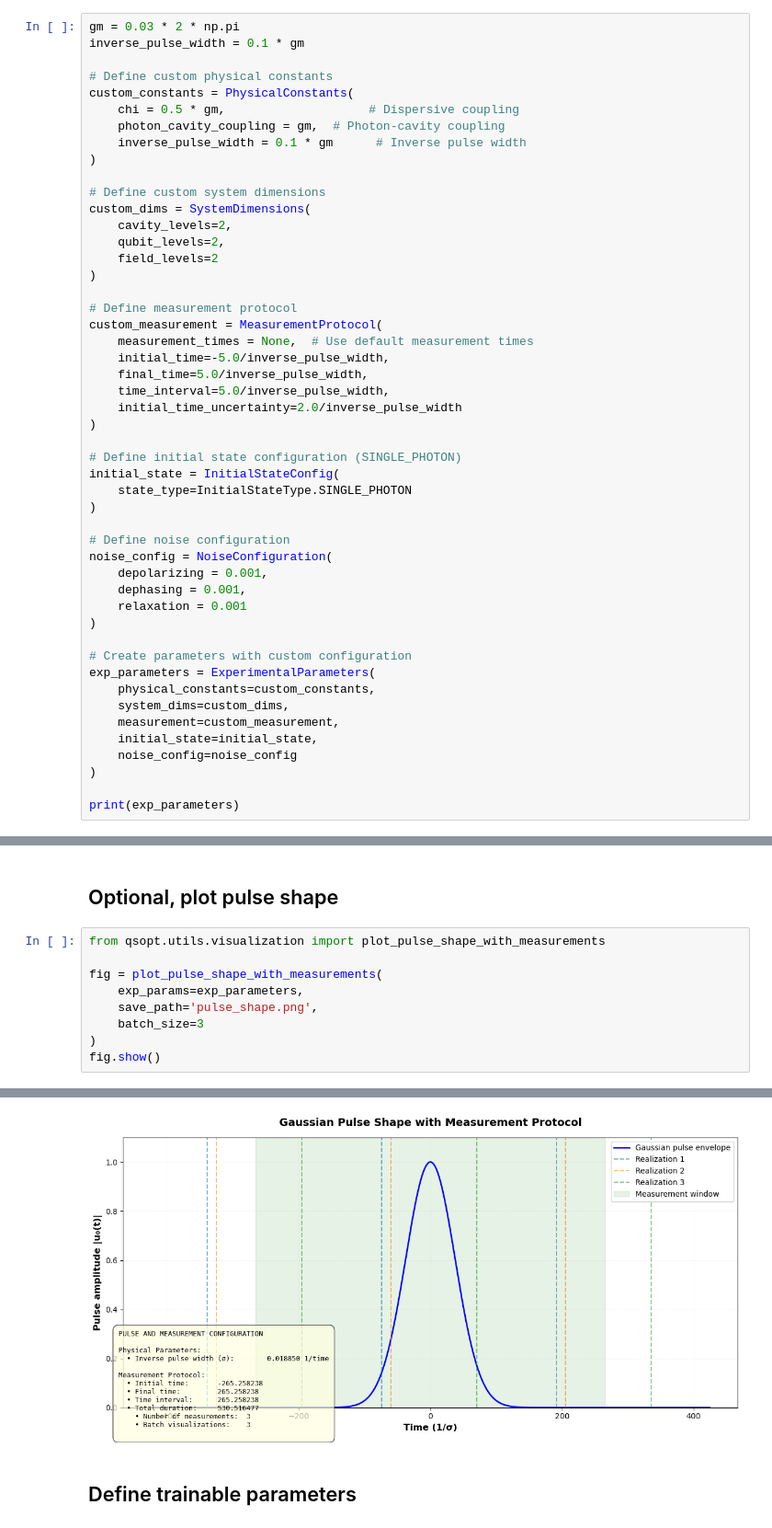
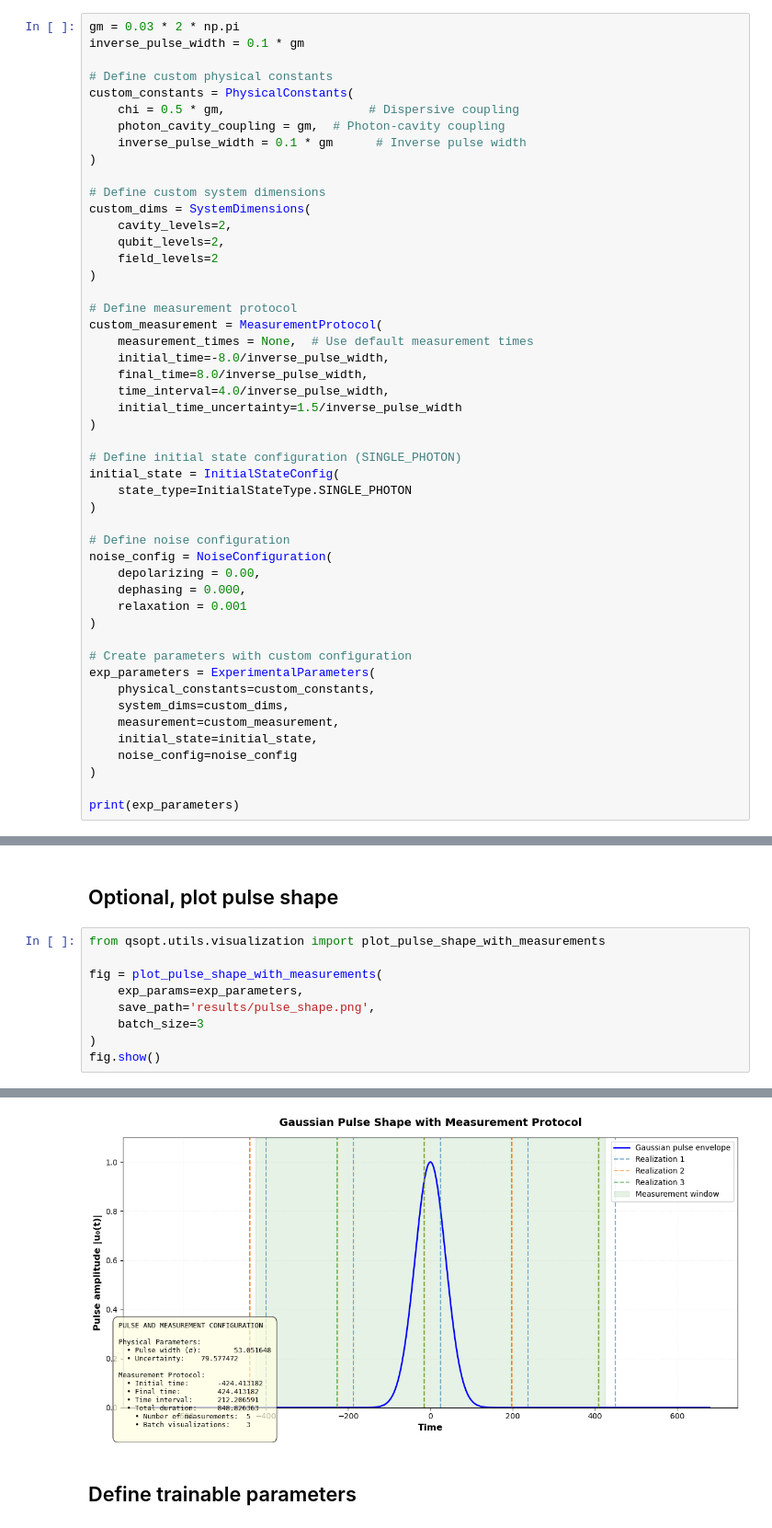
Before and after one commit to Simone-Bordoni/Quantum-sensing-QML, a Jupyter notebook: examples/example_optimization.ipynb, the cells around one changed output, grey strips where cells are left out. Shown at 92% size. Saved outputs shown, nothing was run; the diff lists cells and outputs as text.

Commit message:
measurement_times refactor

```diff
--- a/examples/example_optimization.ipynb
+++ b/examples/example_optimization.ipynb
@@ -29,10 +29,10 @@ custom_dims = SystemDimensions(
 # Define measurement protocol
 custom_measurement = MeasurementProtocol(
     measurement_times = None,  # Use default measurement times
-    initial_time=-5.0/inverse_pulse_width,
-    final_time=5.0/inverse_pulse_width,
-    time_interval=5.0/inverse_pulse_width,
-    initial_time_uncertainty=2.0/inverse_pulse_width
+    initial_time=-8.0/inverse_pulse_width,
+    final_time=8.0/inverse_pulse_width,
+    time_interval=4.0/inverse_pulse_width,
+    initial_time_uncertainty=1.5/inverse_pulse_width
 )
 
 # Define initial state configuration (SINGLE_PHOTON)
@@ -42,8 +42,8 @@ initial_state = InitialStateConfig(
 
 # Define noise configuration
 noise_config = NoiseConfiguration(
-    depolarizing = 0.001,
-    dephasing = 0.001,
+    depolarizing = 0.00,
+    dephasing = 0.000,
     relaxation = 0.001
 )
 
@@ -80,15 +80,15 @@ SYSTEM STATUS
 # %%
 from qsopt.utils.visualization import plot_pulse_shape_with_measurements
 
 fig = plot_pulse_shape_with_measurements(
     exp_params=exp_parameters,
-    save_path='pulse_shape.png',
+    save_path='results/pulse_shape.png',
     batch_size=3
 )
 fig.show()
 # %% [output]
 Pulse shape plot saved to: pulse_shape.png
-[figure, old version]
+[figure, new version]
 # %% [markdown]
 ## Define trainable parameters
 # %%
```
Also changed, not shown: parts of 9 cells of this notebook, 42 other files.
